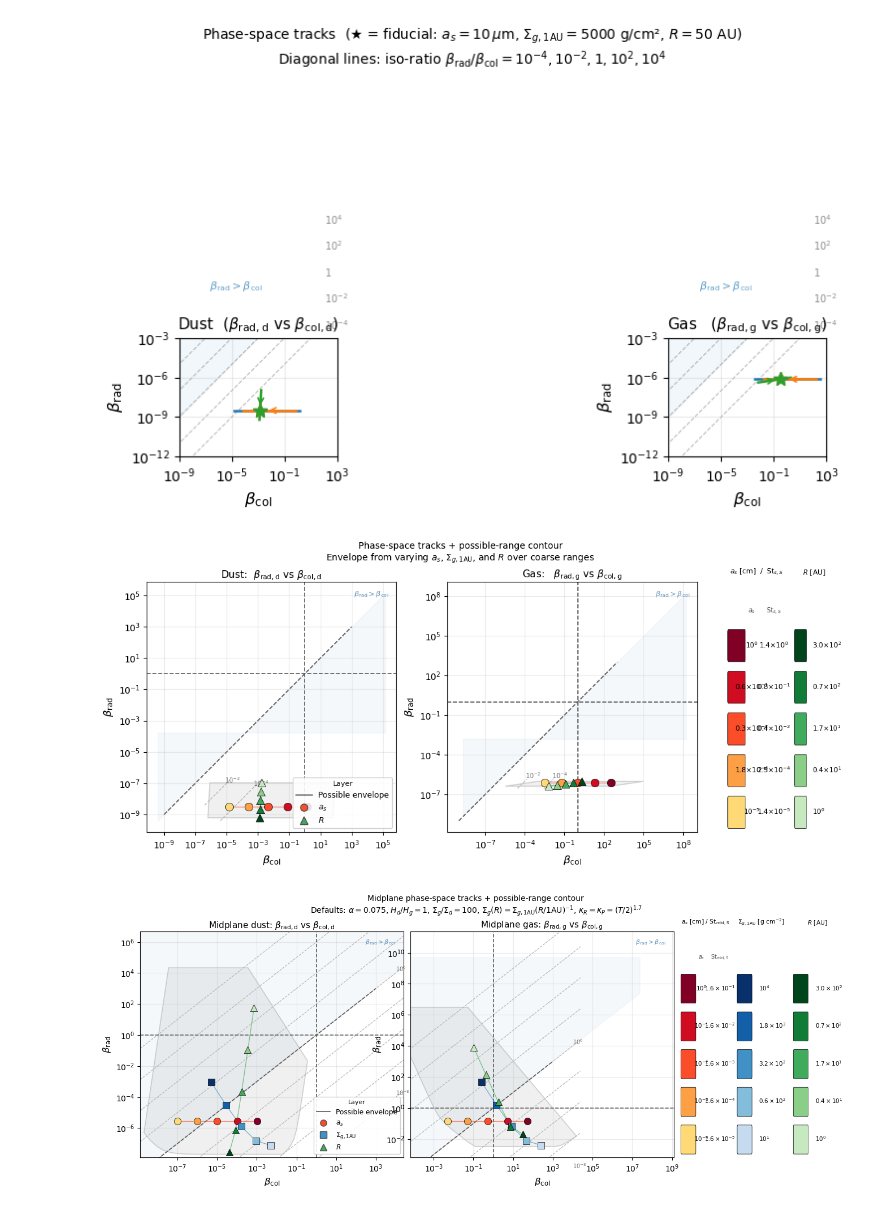
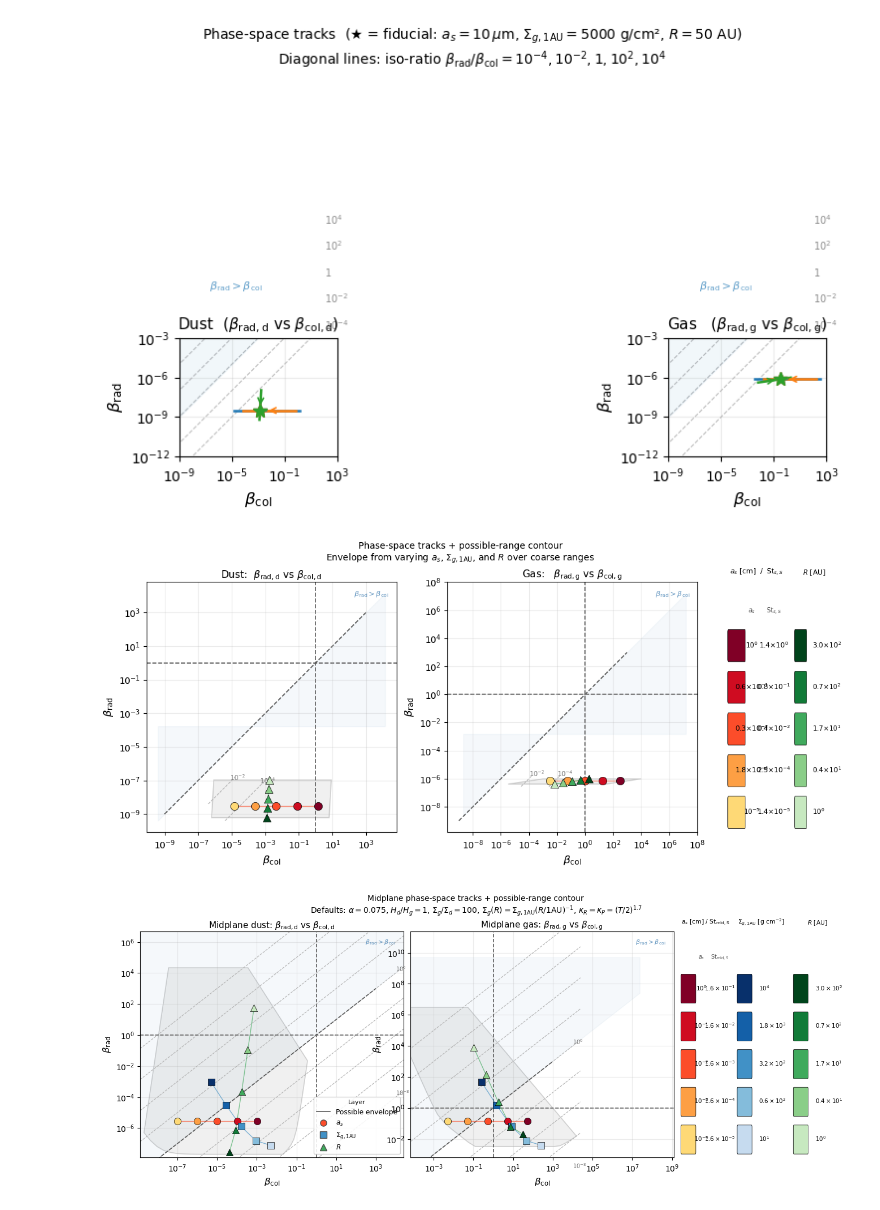
Before and after one commit to zhangsj96/dsharp_opac, a Jupyter notebook: notebooks/calculate_timescales copy.ipynb, the cells around one changed output. Drawn from its saved outputs; the diff is of its cells as text; code cells hidden in the pictures.

```diff
--- a/notebooks/calculate_timescales copy.ipynb
+++ b/notebooks/calculate_timescales copy.ipynb
@@ -592,7 +592,7 @@ track_specs = [
 
 # -- Coarse ranges for full possible parameter envelope ------------------------
 RANGE = {
-    "a_s": np.logspace(-5, 0, 12),          # cm
+    "a_s": np.logspace(-5, -1, 12),          # cm
     "Sigma_g_1au": np.logspace(2, 5, 12),   # g cm^-2
     "R": np.logspace(0, np.log10(300), 12), # AU
 }
@@ -796,35 +796,35 @@ for ax, xlim, ylim, title in [
     (ax_d, xlim_d, ylim_d, r"Dust:  $\beta_{\rm rad,d}$ vs $\beta_{\rm col,d}$"),
     (ax_g, xlim_g, ylim_g, r"Gas:   $\beta_{\rm rad,g}$ vs $\beta_{\rm col,g}$"),
 ]:
     ax.set_xscale("log")
     ax.set_yscale("log")
     ax.set_xlim([-1e-9, 1e3])
     ax.set_ylim([-1e-9, 1e3])
     ax.set_xlabel(r"$\beta_{\rm col}$", fontsize=12)
     ax.set_ylabel(r"$\beta_{\rm rad}$", fontsize=12)
 
     ax.set_title(title, fontsize=11, pad=4)
     ax.grid(True, which="major", alpha=0.25)
     ax.grid(True, which="minor", alpha=0.08)
     ax.axvline(x=1, color="0.35", lw=1.2, ls="--", zorder=1)
     ax.axhline(y=1, color="0.35", lw=1.2, ls="--", zorder=1)
     ax.plot([1e-9, 1e3], [1e-9, 1e3], color="0.35", lw=1.2, ls="--", zorder=1)
 
     xfill = [xlim[0] * 1e-3, xlim[1] * 1e3]
     ax.fill_between(xfill, xfill, [ylim[1] * 1e3] * 2, alpha=0.05, color="steelblue", zorder=0)
     ax.text(0.97, 0.97, r"$\beta_{\rm rad}>\beta_{\rm col}$", transform=ax.transAxes, fontsize=8, color="steelblue", ha="right", va="top", alpha=0.8)
     ax.axis("scaled")
 
-ax_d.legend(handles=shape_handles, fontsize=8.8, loc="lower right", title="Layer", title_fontsize=8, framealpha=0.88)
+#ax_d.legend(handles=shape_handles, fontsize=8.8, loc="lower right", title="Layer", title_fontsize=8, framealpha=0.88)
 
 fig.suptitle(
     r"Phase-space tracks + possible-range contour"
     "\nEnvelope from varying $a_s$, $\\Sigma_{g,1\\rm AU}$, and $R$ over coarse ranges",
     fontsize=10,
 )
 plt.show()
 # %% [output]
-[figure, old version]
+[figure, new version]
 # %%
 import matplotlib
 import matplotlib.pyplot as plt
```
Also changed, not shown: 9 other files.
